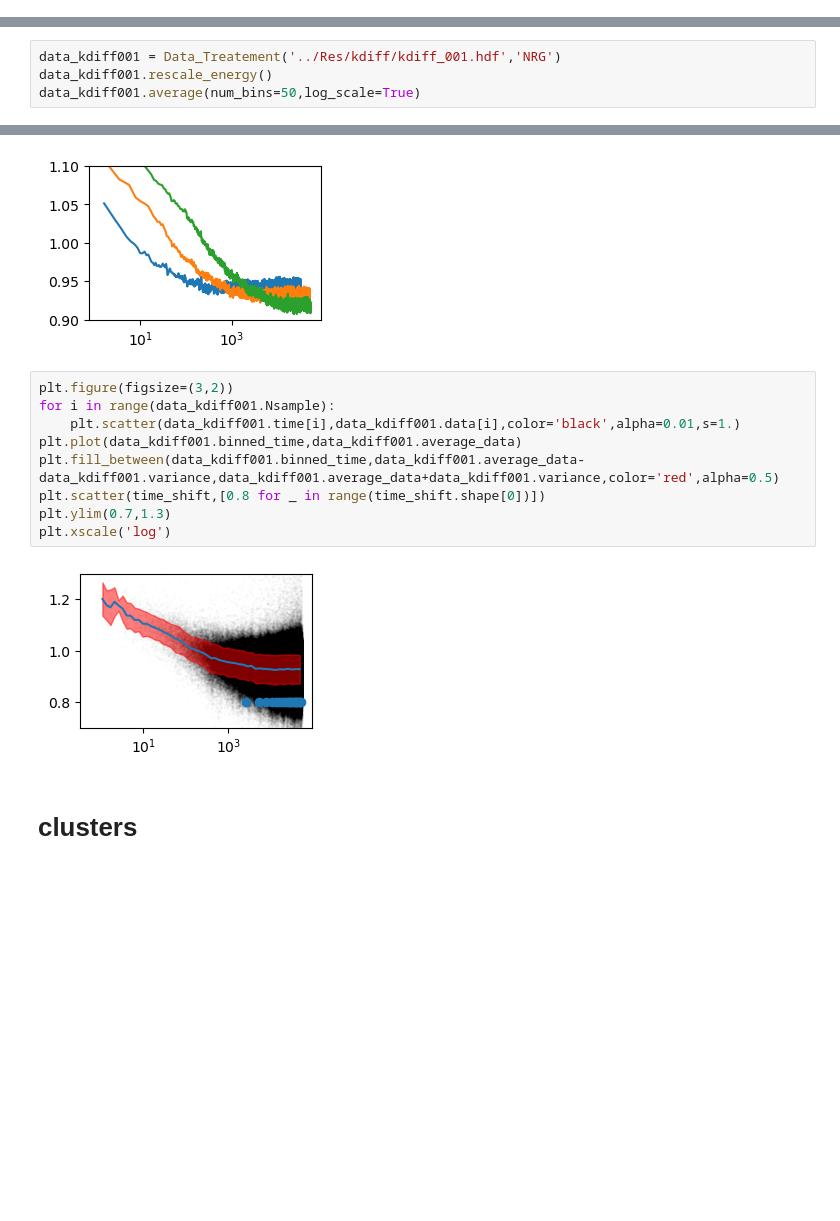
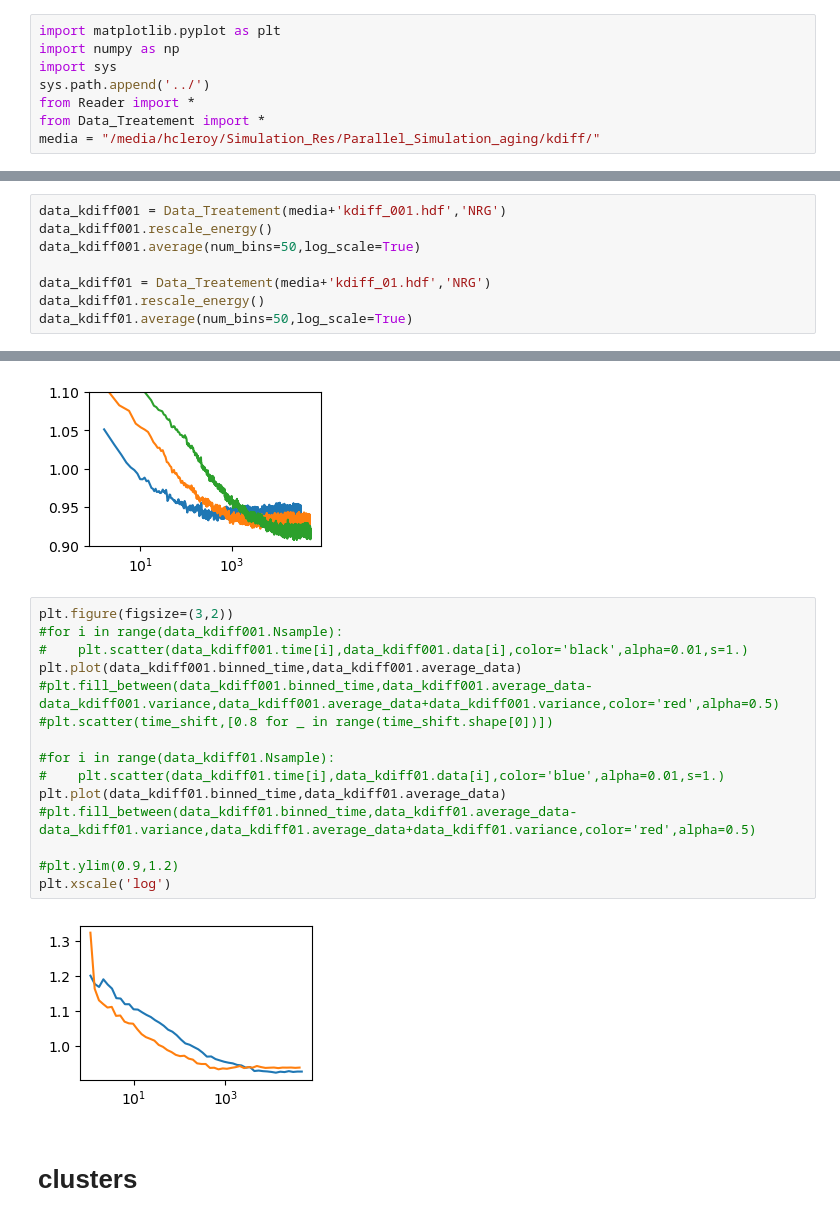
Before and after one commit to HugoLeRoy94/Parallel_gillespie, a Jupyter notebook: Analyze/Analyze_kdiff.ipynb, the cells around one changed output, grey strips where cells are left out. Cells and saved outputs as stored; diff of their text form; blank space fills up the shorter version.

```diff
--- a/Analyze/Analyze_kdiff.ipynb
+++ b/Analyze/Analyze_kdiff.ipynb
@@ -1 +1,9 @@
+# %%
+import matplotlib.pyplot as plt
+import numpy as np
+import sys
+sys.path.append('../')
+from Reader import *
+from Data_Treatement import *
+media = "/media/hcleroy/Simulation_Res/Parallel_Simulation_aging/kdiff/"
 # %%
@@ -41,9 +37,13 @@ kdiff001.list_measurements(kdiff001.list_groups()[0])
 # %% [markdown]
 # Energy
 # %%
-data_kdiff001 = Data_Treatement('../Res/kdiff/kdiff_001.hdf','NRG')
+data_kdiff001 = Data_Treatement(media+'kdiff_001.hdf','NRG')
 data_kdiff001.rescale_energy()
 data_kdiff001.average(num_bins=50,log_scale=True)
+
+data_kdiff01 = Data_Treatement(media+'kdiff_01.hdf','NRG')
+data_kdiff01.rescale_energy()
+data_kdiff01.average(num_bins=50,log_scale=True)
 # %%
 from scipy.stats import norm
 plt.figure(figsize=(3,2))
@@ -82,15 +82,21 @@ plt.ylim(0.9,1.1)
 [figure]
 # %%
 plt.figure(figsize=(3,2))
-for i in range(data_kdiff001.Nsample):
-    plt.scatter(data_kdiff001.time[i],data_kdiff001.data[i],color='black',alpha=0.01,s=1.)
+#for i in range(data_kdiff001.Nsample):
+#    plt.scatter(data_kdiff001.time[i],data_kdiff001.data[i],color='black',alpha=0.01,s=1.)
 plt.plot(data_kdiff001.binned_time,data_kdiff001.average_data)
-plt.fill_between(data_kdiff001.binned_time,data_kdiff001.average_data-data_kdiff001.variance,data_kdiff001.average_data+data_kdiff001.variance,color='red',alpha=0.5)
-plt.scatter(time_shift,[0.8 for _ in range(time_shift.shape[0])])
-plt.ylim(0.7,1.3)
+#plt.fill_between(data_kdiff001.binned_time,data_kdiff001.average_data-data_kdiff001.variance,data_kdiff001.average_data+data_kdiff001.variance,color='red',alpha=0.5)
+#plt.scatter(time_shift,[0.8 for _ in range(time_shift.shape[0])])
+
+#for i in range(data_kdiff01.Nsample):
+#    plt.scatter(data_kdiff01.time[i],data_kdiff01.data[i],color='blue',alpha=0.01,s=1.)
+plt.plot(data_kdiff01.binned_time,data_kdiff01.average_data)
+#plt.fill_between(data_kdiff01.binned_time,data_kdiff01.average_data-data_kdiff01.variance,data_kdiff01.average_data+data_kdiff01.variance,color='red',alpha=0.5)
+
+#plt.ylim(0.9,1.2)
 plt.xscale('log')
 # %% [output]
-[figure, old version]
+[figure, new version]
 # %% [markdown]
 # clusters
 # %%
```
Also changed, not shown: parts of 8 cells of this notebook, 4 other files.
